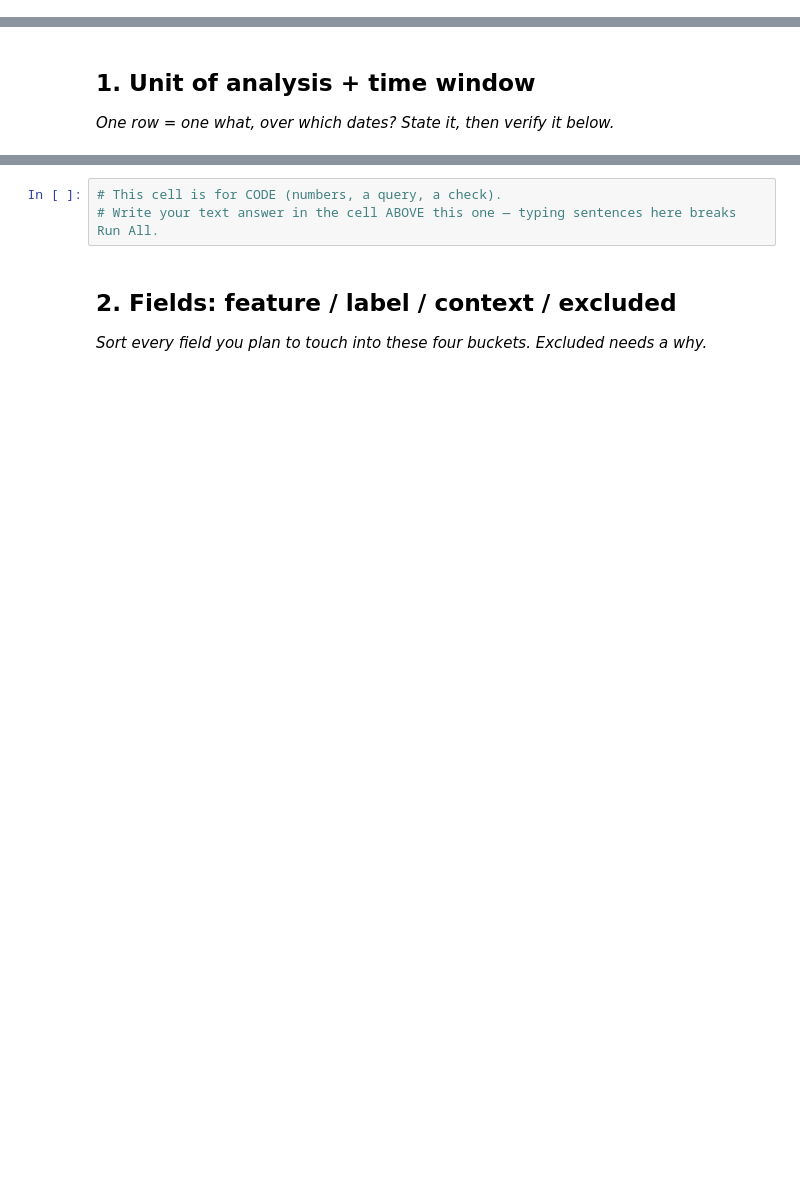
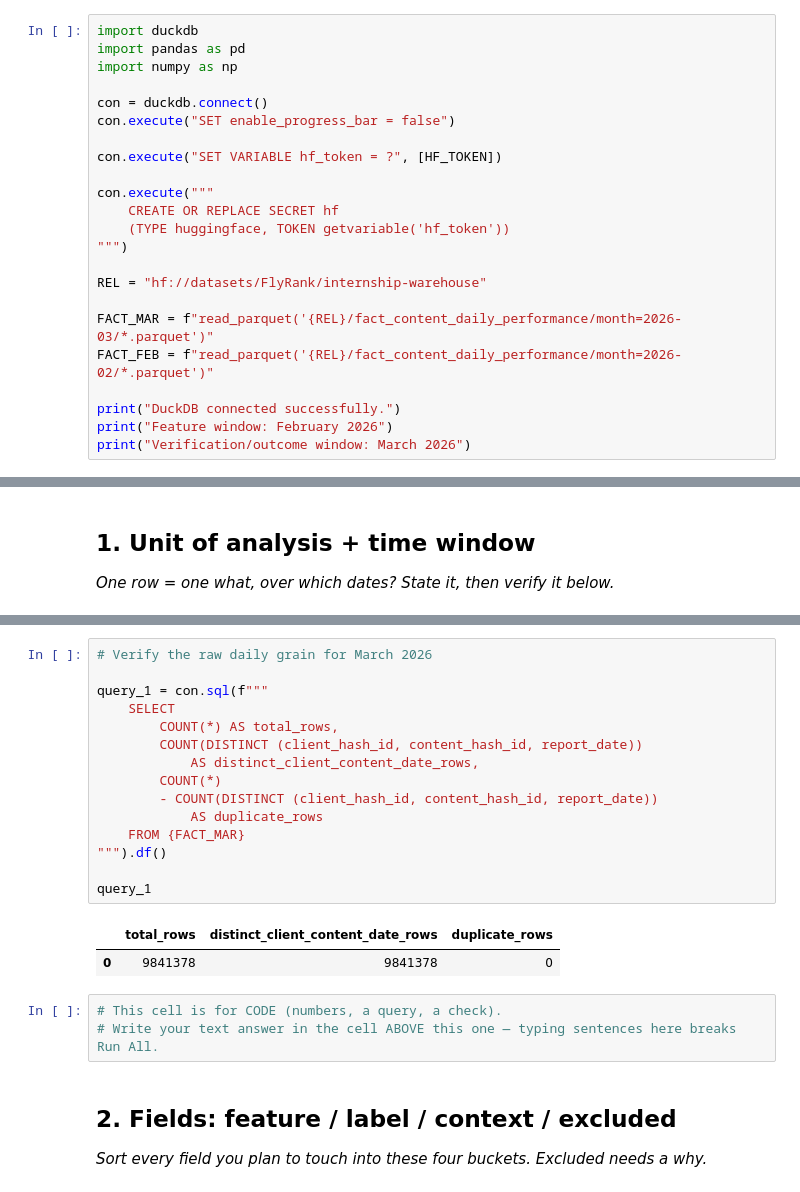
Before and after one commit to anjali062428-cmyk/flyrank-ml-internship, a Jupyter notebook: work/notebooks/w03_data_contract.ipynb, the cells around one changed output, grey strips where cells are left out. Drawn from its saved outputs; the diff is of its cells as text; blank space fills up the shorter version.

```diff
--- a/work/notebooks/w03_data_contract.ipynb
+++ b/work/notebooks/w03_data_contract.ipynb
@@ -10,0 +21,23 @@ This skeleton is yours to fill. Work the sections **in order** — each one has
+# %%
+import duckdb
+import pandas as pd
+import numpy as np
+
+con = duckdb.connect()
+con.execute("SET enable_progress_bar = false")
+
+con.execute("SET VARIABLE hf_token = ?", [HF_TOKEN])
+
+con.execute("""
+    CREATE OR REPLACE SECRET hf
+    (TYPE huggingface, TOKEN getvariable('hf_token'))
+""")
+
+REL = "hf://datasets/FlyRank/internship-warehouse"
+
+FACT_MAR = f"read_parquet('{REL}/fact_content_daily_performance/month=2026-03/*.parquet')"
+FACT_FEB = f"read_parquet('{REL}/fact_content_daily_performance/month=2026-02/*.parquet')"
+
+print("DuckDB connected successfully.")
+print("Feature window: February 2026")
+print("Verification/outcome window: March 2026")
@@ -15,3 +56,21 @@ This skeleton is yours to fill. Work the sections **in order** — each one has
+# %%
+# Verify the raw daily grain for March 2026
+
+query_1 = con.sql(f"""
+    SELECT
+        COUNT(*) AS total_rows,
+        COUNT(DISTINCT (client_hash_id, content_hash_id, report_date))
+            AS distinct_client_content_date_rows,
+        COUNT(*)
+        - COUNT(DISTINCT (client_hash_id, content_hash_id, report_date))
+            AS duplicate_rows
+    FROM {FACT_MAR}
+""").df()
+
+query_1
+# %% [output]
+|  | total_rows | distinct_client_content_date_rows | duplicate_rows |
+| 0 | 9841378 | 9841378 | 0 |
 # %%
 # This cell is for CODE (numbers, a query, a check).
 # Write your text answer in the cell ABOVE this one — typing sentences here breaks Run All.
```
Also changed, not shown: parts of 17 cells of this notebook.
